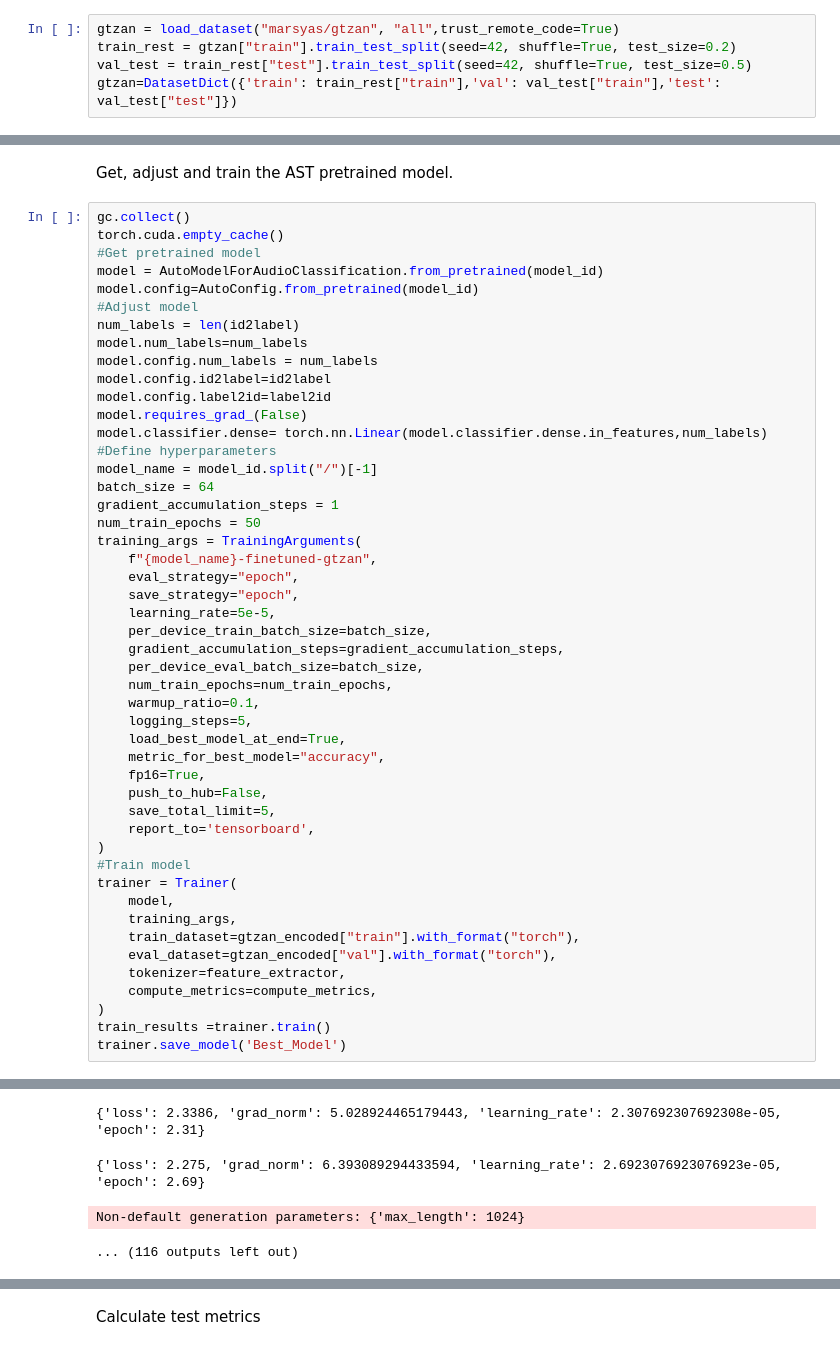
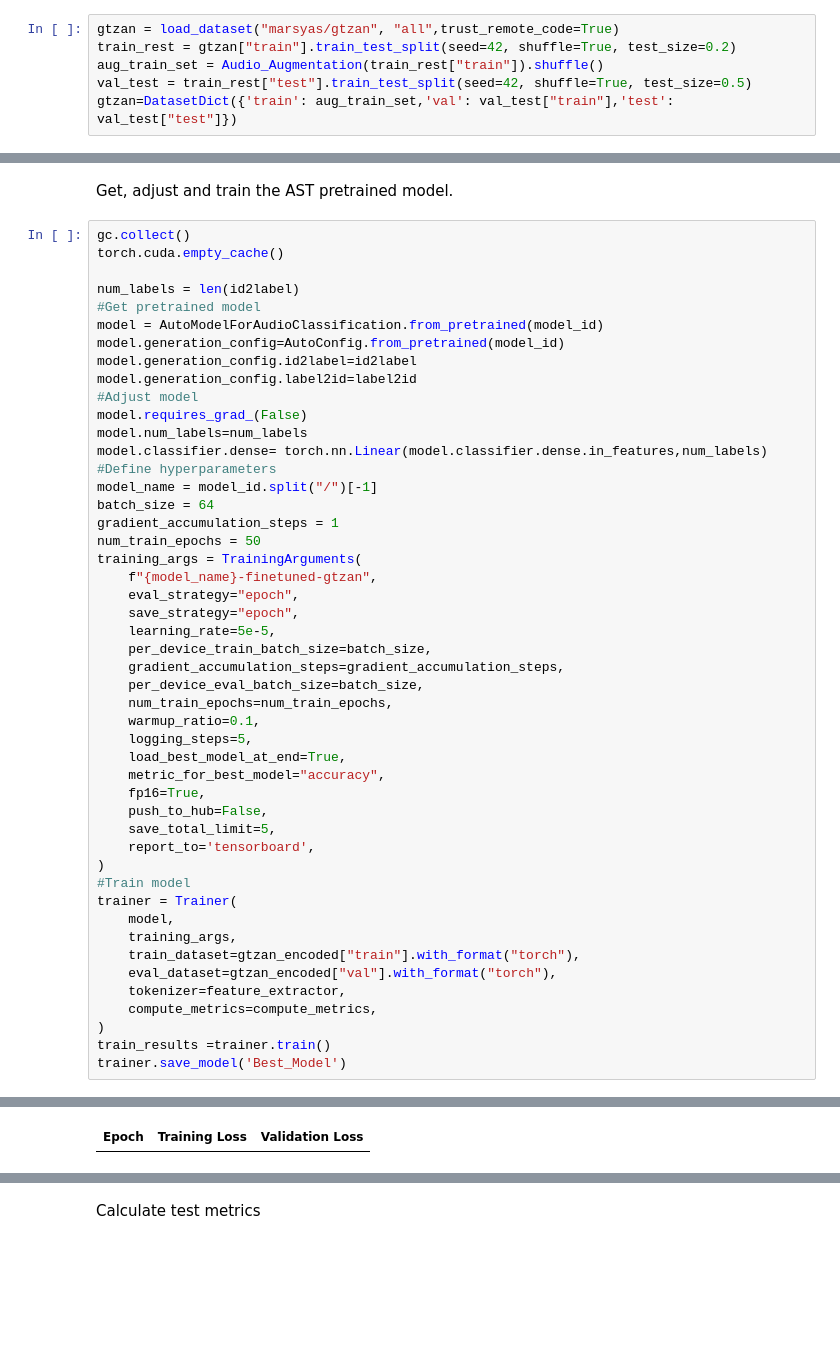
Before and after one commit to sbajamy/Music-Genre-Classification-Using-Audio-Spectrogram-Transformer, a Jupyter notebook: train_test_gtzan.ipynb, the cells around one changed output, grey strips where cells are left out. Saved outputs shown, nothing was run; the diff lists cells and outputs as text; blank space fills up the shorter version.

```diff
--- a/train_test_gtzan.ipynb
+++ b/train_test_gtzan.ipynb
@@ -22,5 +151,6 @@ Get gtzan audio files and their corresponding labels from the Hugging Face Hub a
 # %%
 gtzan = load_dataset("marsyas/gtzan", "all",trust_remote_code=True)
 train_rest = gtzan["train"].train_test_split(seed=42, shuffle=True, test_size=0.2)
+aug_train_set = Audio_Augmentation(train_rest["train"]).shuffle()
 val_test = train_rest["test"].train_test_split(seed=42, shuffle=True, test_size=0.5)
-gtzan=DatasetDict({'train': train_rest["train"],'val': val_test["train"],'test': val_test["test"]})
+gtzan=DatasetDict({'train': aug_train_set,'val': val_test["train"],'test': val_test["test"]})
@@ -85,16 +237,16 @@ Get, adjust and train the AST pretrained model.
 # %%
 gc.collect()
 torch.cuda.empty_cache()
+
+num_labels = len(id2label)
 #Get pretrained model
 model = AutoModelForAudioClassification.from_pretrained(model_id)
-model.config=AutoConfig.from_pretrained(model_id)
+model.generation_config=AutoConfig.from_pretrained(model_id)
+model.generation_config.id2label=id2label
+model.generation_config.label2id=label2id
 #Adjust model
-num_labels = len(id2label)
+model.requires_grad_(False)
 model.num_labels=num_labels
-model.config.num_labels = num_labels
-model.config.id2label=id2label
-model.config.label2id=label2id
-model.requires_grad_(False)
 model.classifier.dense= torch.nn.Linear(model.classifier.dense.in_features,num_labels)
 #Define hyperparameters
 model_name = model_id.split("/")[-1]
@@ -143,4 +287 @@ Non-default generation parameters: {'max_length': 1024}
-{'loss': 2.3386, 'grad_norm': 5.028924465179443, 'learning_rate': 2.307692307692308e-05, 'epoch': 2.31}
-{'loss': 2.275, 'grad_norm': 6.393089294433594, 'learning_rate': 2.6923076923076923e-05, 'epoch': 2.69}
-Non-default generation parameters: {'max_length': 1024}
-... (116 outputs left out)
+| Epoch | Training Loss | Validation Loss |
```
Also changed, not shown: parts of 8 cells of this notebook.
